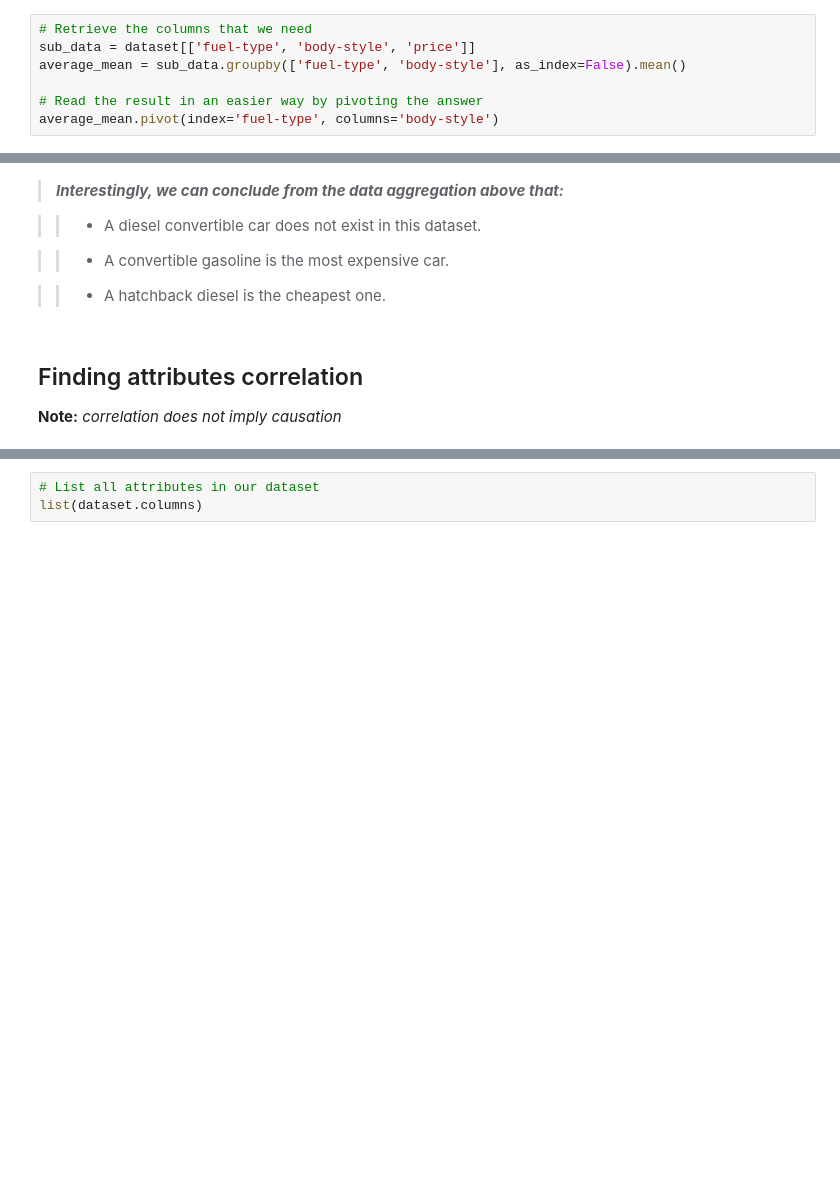
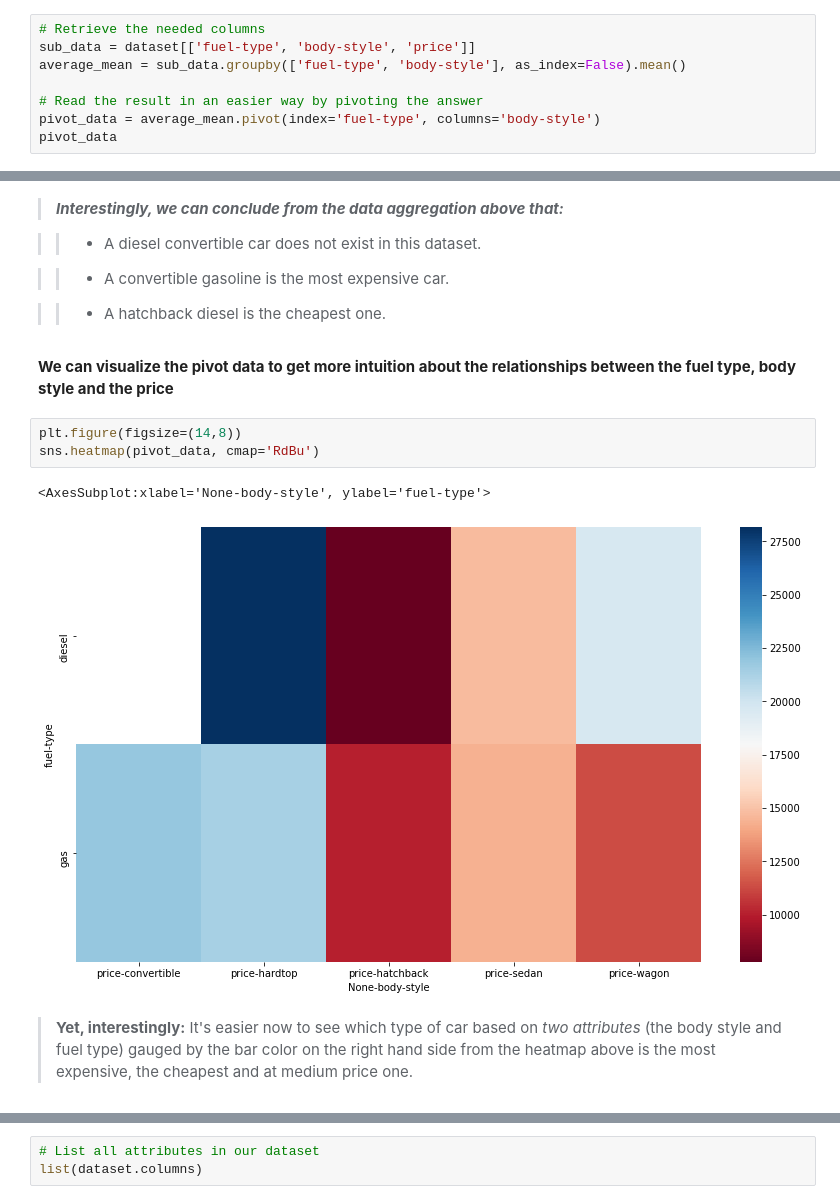
Before and after one commit to LucasRal/exploratory-data-analysis, a Jupyter notebook: Real world Exploratory Data Analysis Example.ipynb, the cells around one changed output, grey strips where cells are left out. Cells and saved outputs as stored; diff of their text form; blank space fills up the shorter version.

```diff
--- a/Real world Exploratory Data Analysis Example.ipynb
+++ b/Real world Exploratory Data Analysis Example.ipynb
@@ -95,12 +95,13 @@ dataset.head(3)
 # %% [markdown]
 ### We have to wrangle the data in order to answer that question
 # %%
-# Retrieve the columns that we need
+# Retrieve the needed columns
 sub_data = dataset[['fuel-type', 'body-style', 'price']]
 average_mean = sub_data.groupby(['fuel-type', 'body-style'], as_index=False).mean()
 
 # Read the result in an easier way by pivoting the answer
-average_mean.pivot(index='fuel-type', columns='body-style')
+pivot_data = average_mean.pivot(index='fuel-type', columns='body-style')
+pivot_data
 # %% [output]
 |  | price |  |  |  |  |
 | body-style | convertible | hardtop | hatchback | sedan | wagon |
@@ -115,7 +116,13 @@ average_mean.pivot(index='fuel-type', columns='body-style')
 >> *  A convertible gasoline is the most expensive car.
 
 >> *  A hatchback diesel is the cheapest one.
-# %% [markdown]
-## Finding attributes correlation
-
-**Note:** *correlation does not imply causation*
+# %% [markdown]
+**We can visualize the pivot data to get more intuition about the relationships between the fuel type, body style and the price**
+# %%
+plt.figure(figsize=(14,8))
+sns.heatmap(pivot_data, cmap='RdBu')
+# %% [output]
+<AxesSubplot:xlabel='None-body-style', ylabel='fuel-type'>
+[figure, added]
+# %% [markdown]
+> **Yet, interestingly:** It's easier now to see which type of car based on *two attributes* (the body style and fuel type) gauged by the bar color on the right hand side from the heatmap above is the most expensive, the cheapest and at medium price one.
```
Also changed, not shown: parts of 2 cells of this notebook.
